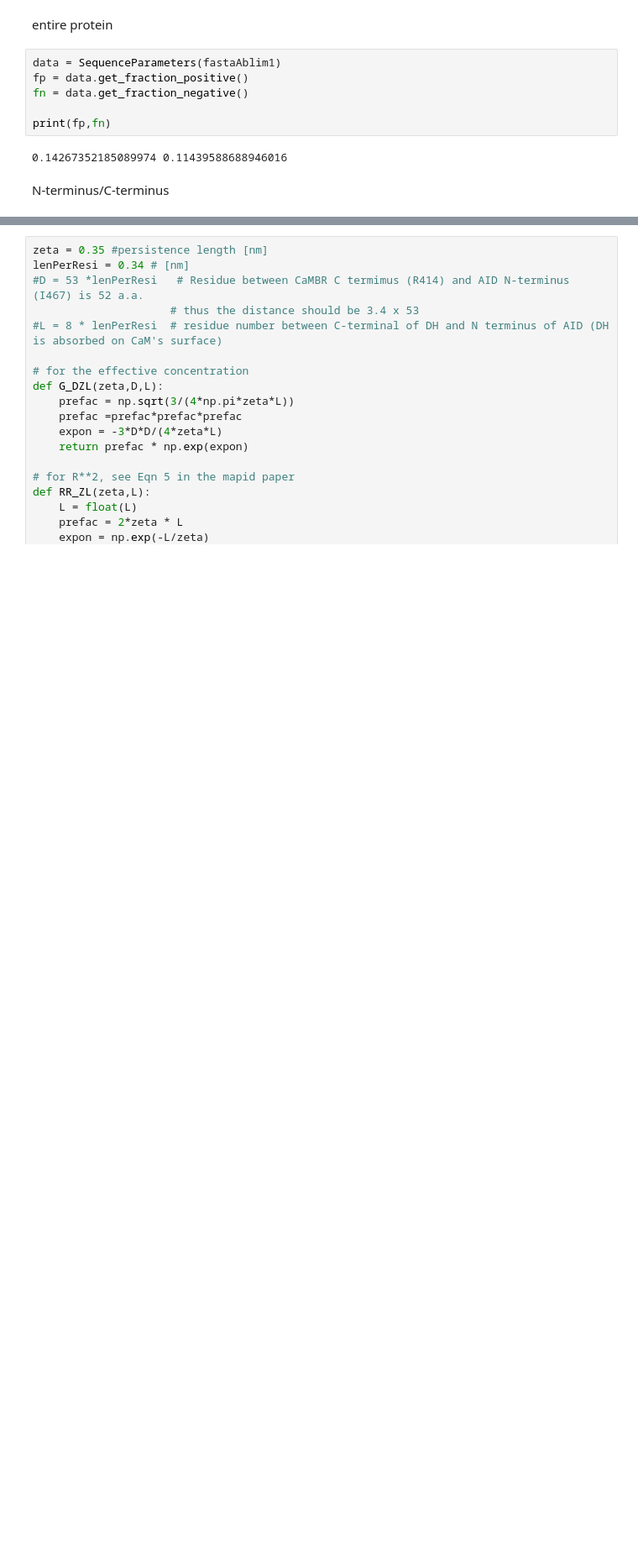
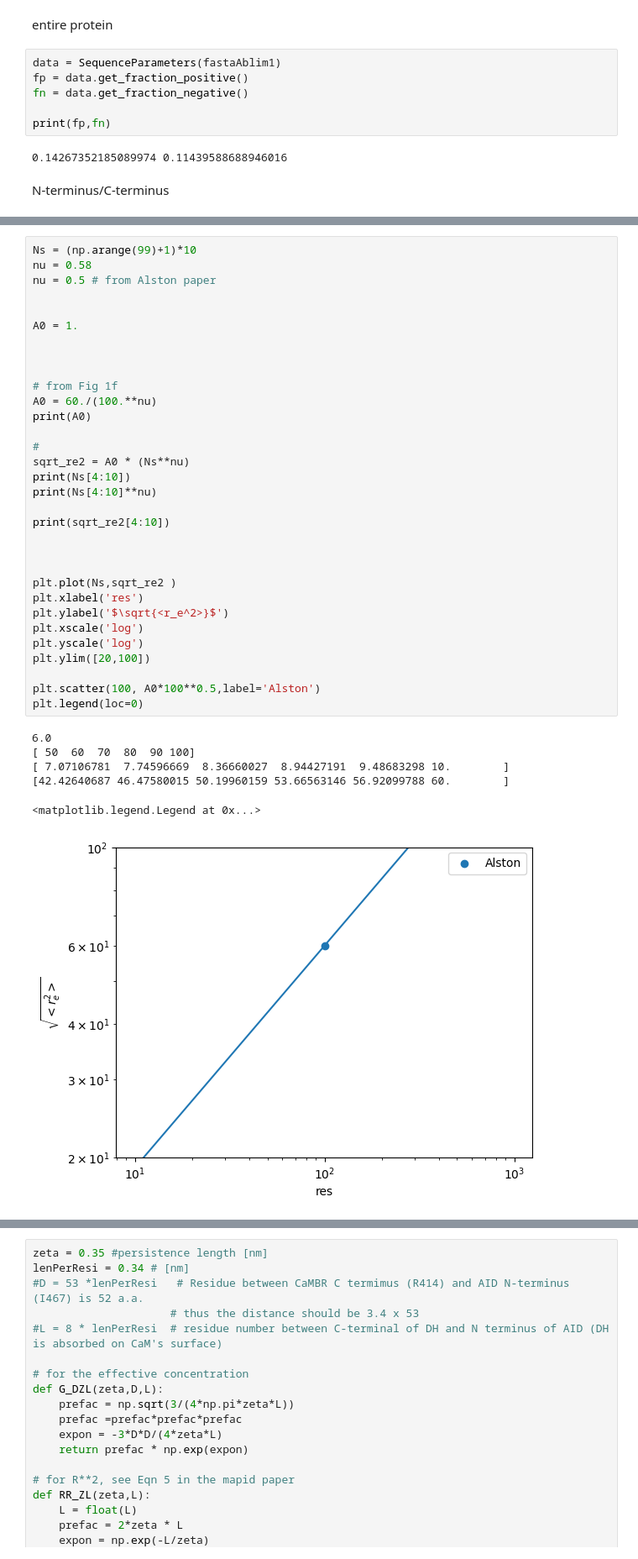
Before and after one commit to huskeypm/foldingML, a Jupyter notebook: ablim.ipynb, the cells around one changed output, grey strips where cells are left out. Shown: that part at 84% size. Cells and saved outputs as stored; diff of their text form; blank space fills up the shorter version.

```diff
--- a/ablim.ipynb
+++ b/ablim.ipynb
@@ -81,0 +197,39 @@ cTerm
+# %%
+Ns = (np.arange(99)+1)*10
+nu = 0.58
+nu = 0.5 # from Alston paper
+
+
+A0 = 1.
+
+
+
+# from Fig 1f
+A0 = 60./(100.**nu)
+print(A0)
+
+#
+sqrt_re2 = A0 * (Ns**nu)
+print(Ns[4:10])
+print(Ns[4:10]**nu)
+
+print(sqrt_re2[4:10])
+
+
+
+plt.plot(Ns,sqrt_re2 )
+plt.xlabel('res')
+plt.ylabel('$\sqrt{<r_e^2>}$')
+plt.xscale('log')
+plt.yscale('log')
+plt.ylim([20,100])
+
+plt.scatter(100, A0*100**0.5,label='Alston')
+plt.legend(loc=0)
+# %% [output]
+6.0
+[ 50  60  70  80  90 100]
+[ 7.07106781  7.74596669  8.36660027  8.94427191  9.48683298 10.        ]
+[42.42640687 46.47580015 50.19960159 53.66563146 56.92099788 60.        ]
+<matplotlib.legend.Legend at 0x...>
+[figure, added]
```
Also changed, not shown: parts of 15 cells of this notebook.
